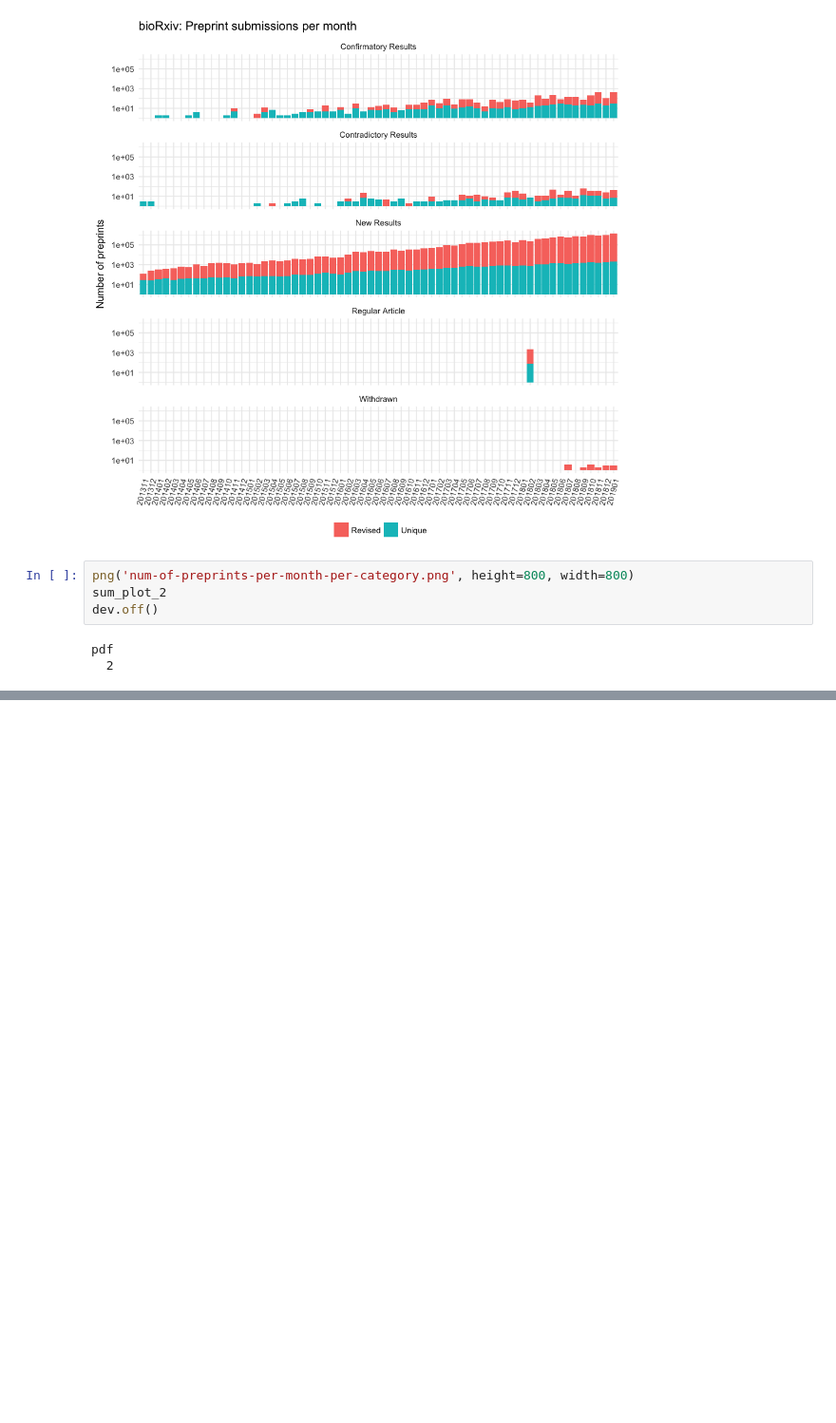
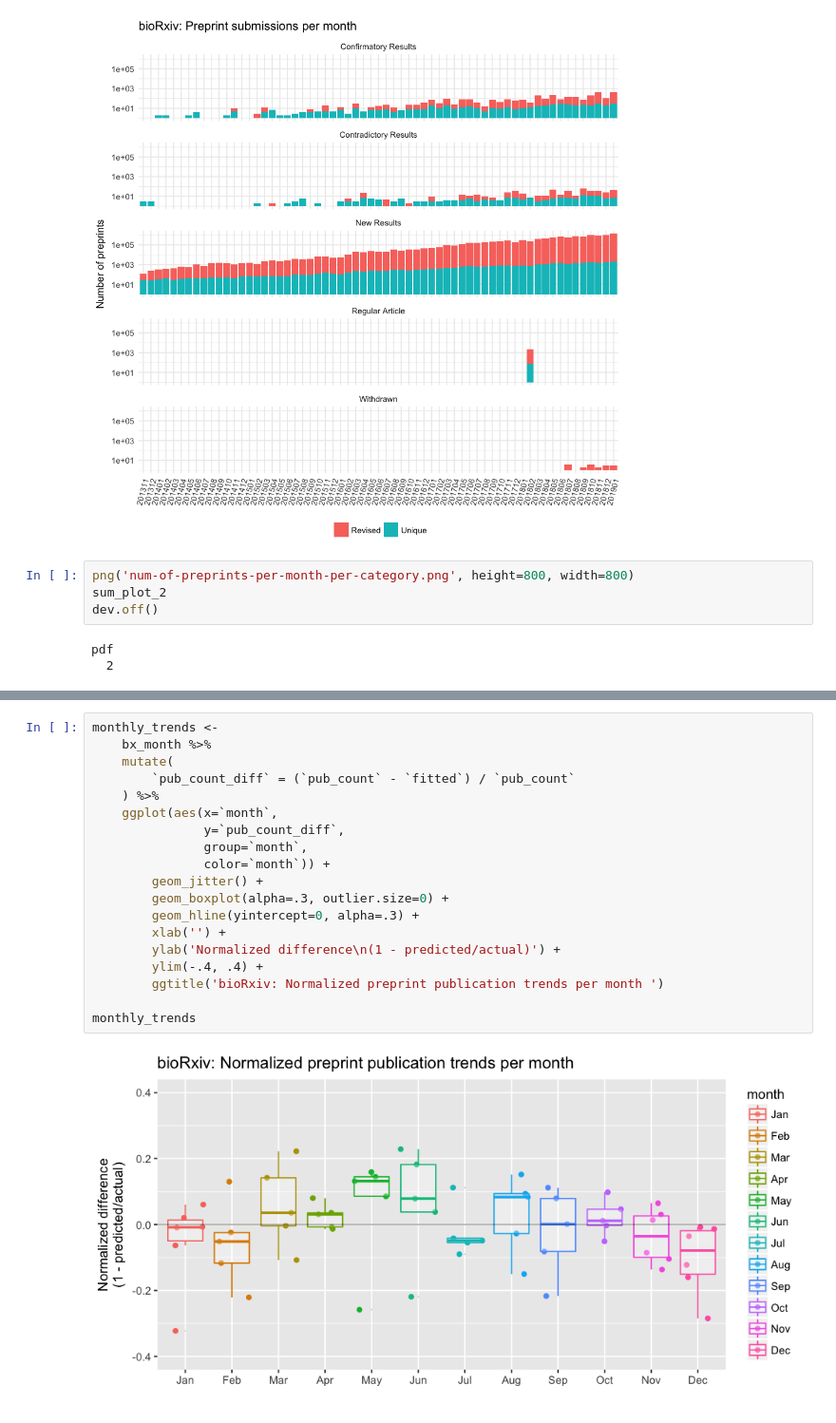
Before and after one commit to armish/bioRxiv-list, a Jupyter notebook: Generate summary plots.ipynb, the cells around one changed output, grey strips where cells are left out. Shown: that part at 95% size. Cells and saved outputs as stored; diff of their text form; blank space fills up the shorter version.

```diff
--- a/Generate summary plots.ipynb
+++ b/Generate summary plots.ipynb
@@ -132,0 +226,21 @@ pdf
+# %%
+monthly_trends <-
+    bx_month %>%
+    mutate(
+        `pub_count_diff` = (`pub_count` - `fitted`) / `pub_count`
+    ) %>%
+    ggplot(aes(x=`month`,
+               y=`pub_count_diff`,
+               group=`month`,
+               color=`month`)) +
+        geom_jitter() +
+        geom_boxplot(alpha=.3, outlier.size=0) +
+        geom_hline(yintercept=0, alpha=.3) +
+        xlab('') +
+        ylab('Normalized difference\n(1 - predicted/actual)') +
+        ylim(-.4, .4) +
+        ggtitle('bioRxiv: Normalized preprint publication trends per month ')
+
+monthly_trends
+# %% [output]
+[figure, added]
```
Also changed, not shown: parts of 12 cells of this notebook, 2 other files.
